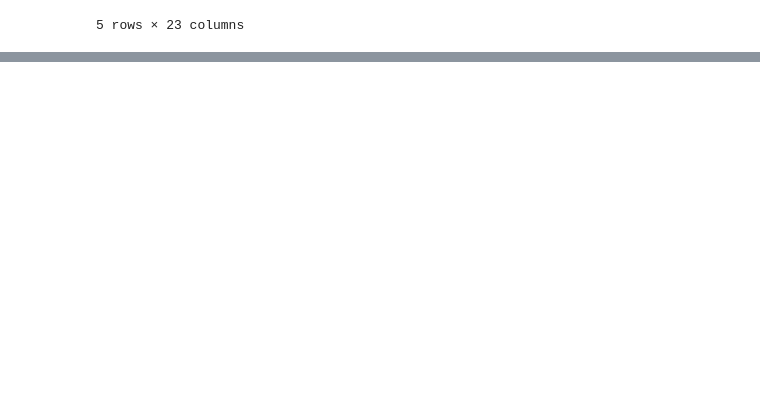
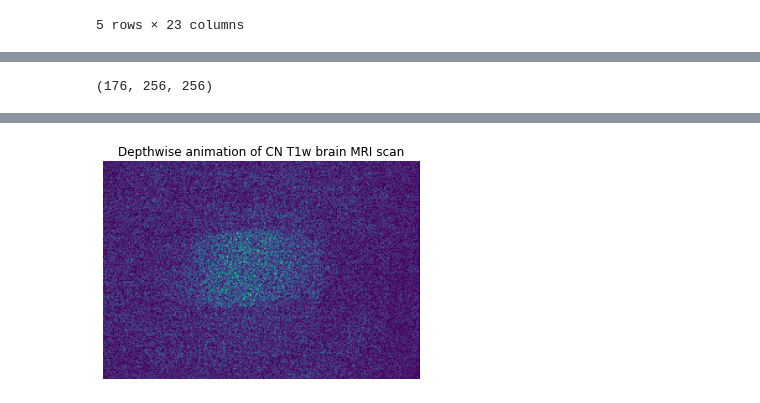
Before and after one commit to jakl3/Polygence, a Jupyter notebook: Visualization/mri_visualization.ipynb, the cells around one changed output, grey strips where cells are left out. Saved outputs shown, nothing was run; the diff lists cells and outputs as text; code cells hidden in the pictures; blank space fills up the shorter version.

```diff
--- a/Visualization/mri_visualization.ipynb
+++ b/Visualization/mri_visualization.ipynb
@@ -82,5 +74,8 @@ samp_df.head()
 # %%
+# chooses a random MRI based on the chosen patient type
+scan_dir, patient_data, image_data = None, None, None
 def choose_image(type):
+    global scan_dir, patient_data, image_data
     # Chooses a random image from the chosen group
     dir = "OASIS/MRI_DATA/DEM" if type == 'Demented' else "OASIS/MRI_DATA/CN"
     id_path = random.choice(os.listdir(dir))
@@ -89,16 +84,16 @@ def choose_image(type):
     img_dir = os.path.join(mri_dir, mri_path)
     img_path = [file for file in os.listdir(img_dir) if file.endswith('.gz')]
     scan_dir = os.path.join(img_dir, img_path[0])
-    print(f'Path of current MRI: {scan_dir}')
+    # print(f'Path of current MRI: {scan_dir}')
 
     # Loads image
     image_obj = nib.load(scan_dir)
     image_data = image_obj.get_fdata()
-    height, width, depth = image_data.shape
 
     # Sets up data table at bottom
     patient_data = samp_df.loc[samp_df['MR ID'] == id_path].drop(df.columns.difference(['Age', 'MR ID', 'M/F', 'mmse', 'apoe',
     'TotalHippocampusVol', 'IntraCranialVol', 'TotalGrayVol']), 1)
 
-    return scan_dir, patient_data, image_data, height, width, depth
-scan_dir, patient_data, image_data, height, width, depth = choose_image("Cognitively normal")
+# Assigns current variables
+choose_image("Cognitively Normal")
+height, width, depth = image_data.shape
@@ -174,0 +178,18 @@ VBox(children=(HBox(children=(Label(value='Side Layer'), IntSlider(value=88, max
+# %%
+choose_image("Cognitively Normal")
+print(image_data.shape)
+height, width, depth = image_data.shape
+# %% [output]
+(176, 256, 256)
+# %%
+fig = plt.figure()
+plt.axis('off')
+plt.title('Depthwise animation of CN T1w brain MRI scan')
+images = []
+
+for i in range(depth-1):
+    im = plt.imshow(image_data[:, :, i], animated=True)
+    images.append([im])
+ani = animation.ArtistAnimation(fig, images, interval=50, blit=True, repeat_delay=1000)
+dspl.HTML(ani.to_html5_video())
+# %% [output]
@@ -174,0 +197 @@ VBox(children=(HBox(children=(Label(value='Side Layer'), IntSlider(value=88, max
+[figure, added]
```
Also changed, not shown: parts of 12 cells of this notebook, 2 other files.
